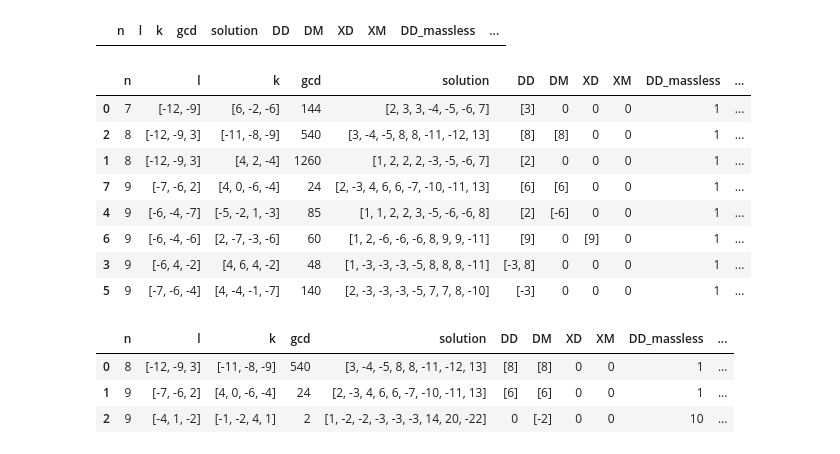
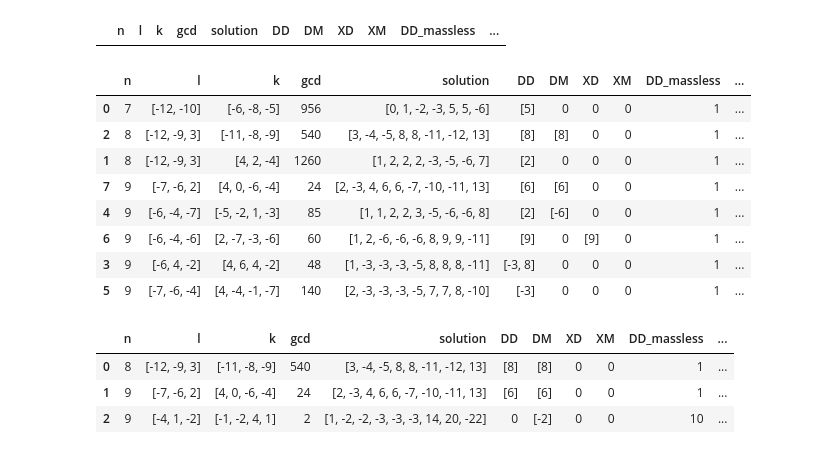
Before and after one commit to LBJ-Wade/anomaly, a Jupyter notebook: Analysis.ipynb, the cells around one changed output. Drawn from its saved outputs; the diff is of its cells as text; code cells hidden in the pictures.

```diff
--- a/Analysis.ipynb
+++ b/Analysis.ipynb
@@ -135,34 +180,0 @@ assert get_massless_fermions([1, 1, 2, 3, 4, -6, -6, -10, 11],ν=-6,m=0,Dim=5)==
-# %%
-def massfer(row,label='DarkDirac',nmax=10,Dim=5):
-    #
-    if label=='DarkDirac' or label=='DarkMajor':
-        if label=='DarkDirac':
-            nuR='DD'
-        else:
-            nuR='DM'
-        if row.get(label)>0:
-            cdd=[]
-            for ν in row.get(nuR):
-                l=row.get('solution').copy()
-                cdd.append( count_massless_fermions(l , ν,Dim=Dim)  )
-            return min(cdd)
-        else:
-            return nmax
-    if label=='XDirac' or label=='XMajor':
-        if label=='XDirac':
-            nuR='XD'
-        else:
-            nuR='XM'
-        if row.get(label)>0:
-            cddmax=100
-            for m in row['sltn'].get(3):
-                cdp=[]
-                for ν in row.get(nuR):
-                    l=row.get('solution').copy()
-                    l=[ll for ll in l if ll!=m]
-                    cdp.append( count_massless_fermions(l , ν,m,Dim=Dim)  )
-                if min(cdp)<cddmax:
-                    cdd=cdp
-            return min(cdd)
-        else:
-            return nmax
@@ -508,13 +522,13 @@ get_score(fl,s='XM_massless',i=i).sort_values(['n','DD_massless','DM_massless','
 |  | n | l | k | gcd | solution | DD | DM | XD | XM | DD_massless | ... |
 # %%
 #fl['Q']=1
-iq=fl[fl['solution'].astype(str)=='[2, 3, 3, -4, -5, -6, 7]'].index[0]
-fl.loc[iq,'Q']=0
+#iq=fl[fl['solution'].astype(str)=='[2, 3, 3, -4, -5, -6, 7]'].index[0]
+#fl.loc[iq,'Q']=0
 i=1
 get_score(fl,s='DD_massless',i=i).sort_values(['n','DM_massless','XD_massless','XM_massless'])
 # %% [output]
 |  | n | l | k | gcd | solution | DD | DM | XD | XM | DD_massless | ... |
-| 0 | 7 | [-12, -9] | [6, -2, -6] | 144 | [2, 3, 3, -4, -5, -6, 7] | [3] | 0 | 0 | 0 | 1 | ... |
+| 0 | 7 | [-12, -10] | [-6, -8, -5] | 956 | [0, 1, -2, -3, 5, 5, -6] | [5] | 0 | 0 | 0 | 1 | ... |
 | 2 | 8 | [-12, -9, 3] | [-11, -8, -9] | 540 | [3, -4, -5, 8, 8, -11, -12, 13] | [8] | [8] | 0 | 0 | 1 | ... |
 | 1 | 8 | [-12, -9, 3] | [4, 2, -4] | 1260 | [1, 2, 2, 2, -3, -5, -6, 7] | [2] | 0 | 0 | 0 | 1 | ... |
 | 7 | 9 | [-7, -6, 2] | [4, 0, -6, -4] | 24 | [2, -3, 4, 6, 6, -7, -10, -11, 13] | [6] | [6] | 0 | 0 | 1 | ... |
```
Also changed, not shown: parts of 32 cells of this notebook, 7 other files.
